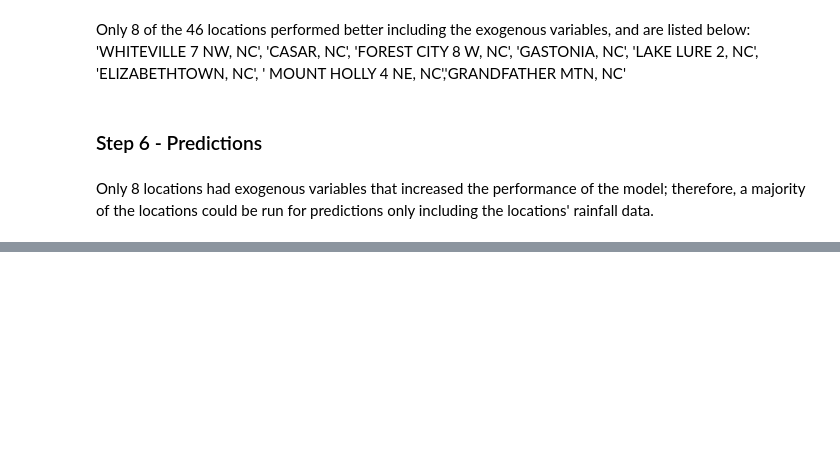
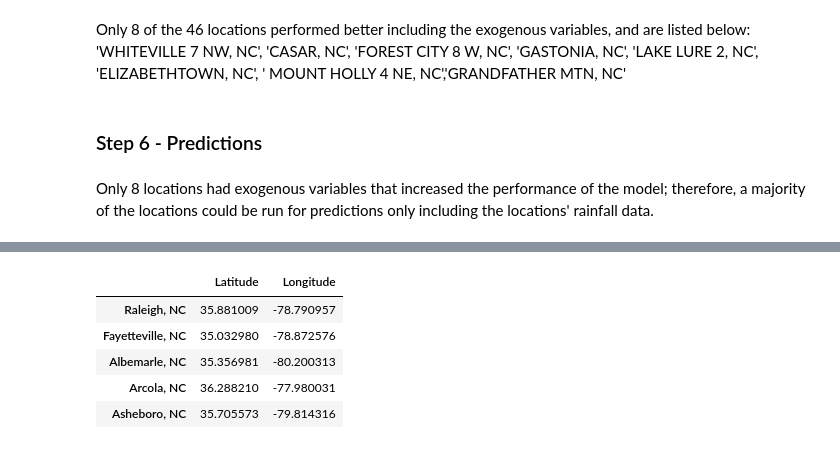
Before and after one commit to lilfetz22/NCRainfallPredictions_CAP1, a Jupyter notebook: reports/Data_Story.ipynb, the cells around one changed output, grey strips where cells are left out. Drawn from its saved outputs; the diff is of its cells as text; code cells hidden in the pictures; blank space fills up the shorter version.

Commit message:
Beginnings of ncheatmap, made api key a separate file to be imported so that no one else can know it.

```diff
--- a/reports/Data_Story.ipynb
+++ b/reports/Data_Story.ipynb
@@ -28,7 +28,9 @@ import csv
 import statsmodels.api as sm
 import visualization as vz
 import warnings
+from api_key import APIKEY
 from sklearn.model_selection import train_test_split
+from tqdm import tqdm_notebook as tqdm
 from textwrap import wrap
 from itertools import combinations
 from scipy import stats
@@ -45,6 +47,12 @@ file = '../data/manipulated_data/rainfalldata.csv'
 rd = pd.read_csv(file)
 file2 = '../data/manipulated_data/ncrainfalldata.csv'
 ncrd = pd.read_csv(file2)
+file3 = '../data/raw_data/latlong.csv'
+latlong = pd.read_csv(file3)
+# shapefile = '../data/raw_data/shapefile5/2010_Census_Blocks.shp'
+# gdf = gpd.read_file(shapefile)
+
+
 rd.Date = pd.to_datetime(rd.Date)
 rd = rd.set_index('Date')
 ncrd.Date = pd.to_datetime(ncrd.Date)
@@ -562,0 +727,3 @@ merged_ci_vals.to_csv('../data/manipulated_data/predictions.csv')
+# %%
+locs = list(ncrd.columns)
+locs[25:50]
@@ -562,0 +748,19 @@ merged_ci_vals.to_csv('../data/manipulated_data/predictions.csv')
+# %%
+latlongsplit = latlong.iloc[0].apply(str.split, sep=',')
+latlongdf = pd.DataFrame(latlongsplit)
+# latlongdf[['Latitude','Longitude']] = pd.DataFrame(latlongdf[0].values.tolist())
+latlongdf3 = pd.DataFrame(latlongdf[0].values.tolist(), columns=['Latitude','Longitude'], index =
+                          latlongdf.index)
+latlongdf3 = latlongdf3.drop(['Unnamed: 0','Raleigh AP, NC', 'Greensboro, NC', ' WILMINGTON 7 N, NC',
+                            'LUMBERTON, NC','MYRTLE BEACH, SC','CHARLOTTE DOUGLAS AIRPORT, NC',
+                            'GRNVL SPART INTL AP, SC','PICKENS, SC',' MT. MITCHELL, NC',
+                            ' Caesars Head Area, SC'])
+latlongdf4 = latlongdf3.loc[locs]
+latlongdf4.head()
+# %% [output]
+|  | Latitude | Longitude |
+| Raleigh, NC | 35.881009 | -78.790957 |
+| Fayetteville, NC | 35.032980 | -78.872576 |
+| Albemarle, NC | 35.356981 | -80.200313 |
+| Arcola, NC | 36.288210 | -77.980031 |
+| Asheboro, NC | 35.705573 | -79.814316 |
```
Also changed, not shown: parts of 30 cells of this notebook, 5 other files.
